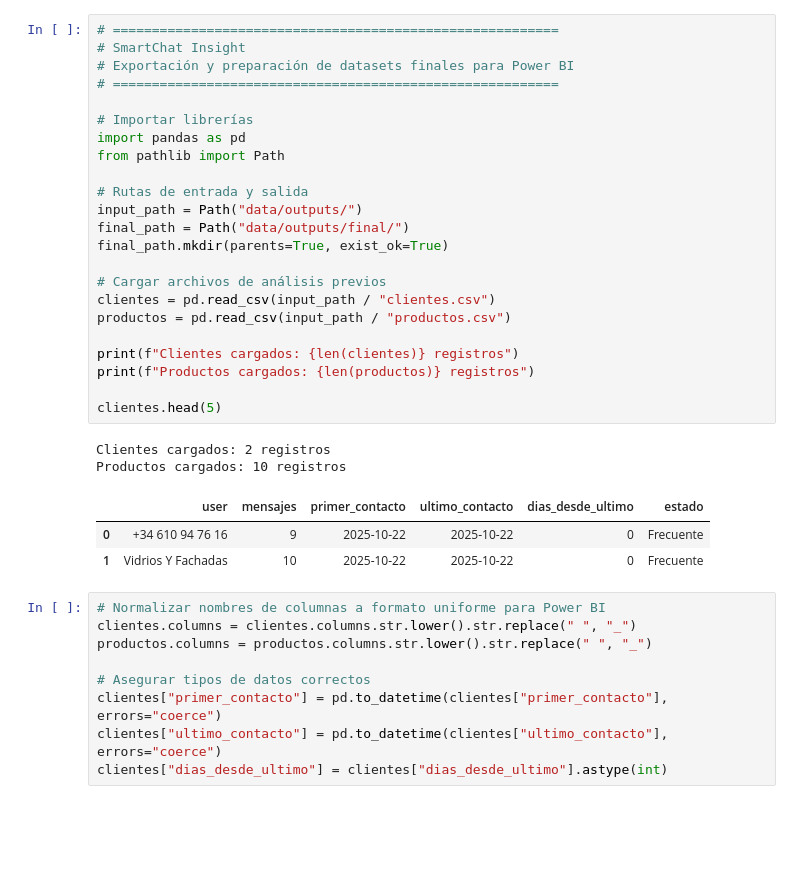
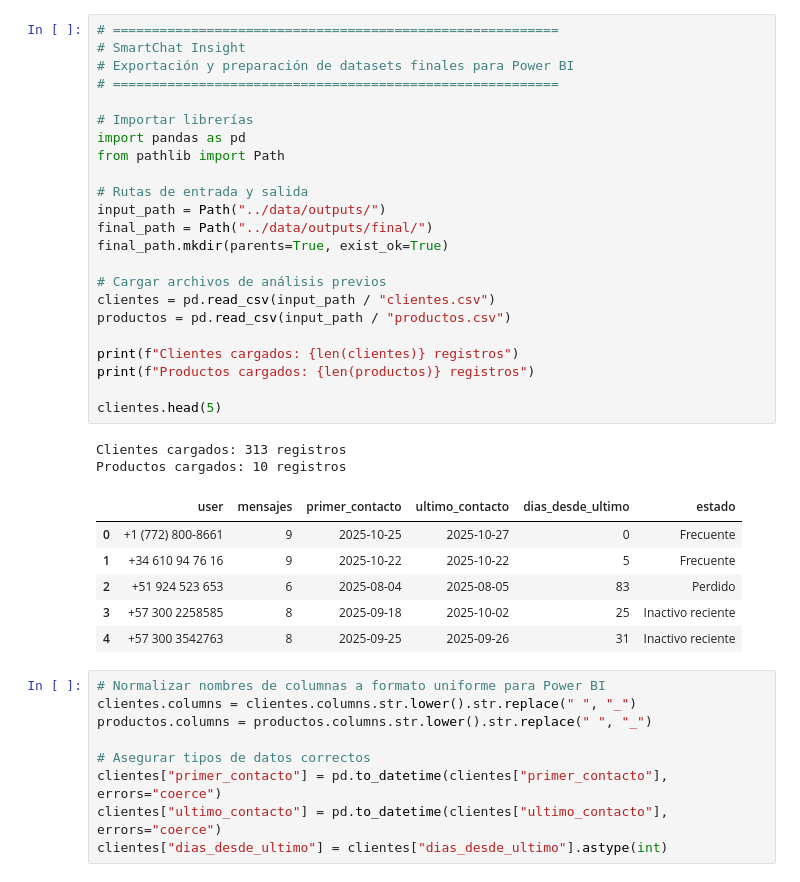
Before and after one commit to gabrielaaguiv5/ProyectoFinal2, a Jupyter notebook: notebooks/Compilado.ipynb, the cells around one changed output. Saved outputs shown, nothing was run; the diff lists cells and outputs as text; blank space fills up the shorter version.

```diff
--- a/notebooks/Compilado.ipynb
+++ b/notebooks/Compilado.ipynb
@@ -207,32 +250,35 @@ print(f"- {output_path / 'productos.csv'}")
 # %%
 # =========================================================
 # SmartChat Insight
 # Exportación y preparación de datasets finales para Power BI
 # =========================================================
 
 # Importar librerías
 import pandas as pd
 from pathlib import Path
 
 # Rutas de entrada y salida
-input_path = Path("data/outputs/")
-final_path = Path("data/outputs/final/")
+input_path = Path("../data/outputs/")
+final_path = Path("../data/outputs/final/")
 final_path.mkdir(parents=True, exist_ok=True)
 
 # Cargar archivos de análisis previos
 clientes = pd.read_csv(input_path / "clientes.csv")
 productos = pd.read_csv(input_path / "productos.csv")
 
 print(f"Clientes cargados: {len(clientes)} registros")
 print(f"Productos cargados: {len(productos)} registros")
 
 clientes.head(5)
 # %% [output]
-Clientes cargados: 2 registros
+Clientes cargados: 313 registros
 Productos cargados: 10 registros
 |  | user | mensajes | primer_contacto | ultimo_contacto | dias_desde_ultimo | estado |
-| 0 | +34 610 94 76 16 | 9 | 2025-10-22 | 2025-10-22 | 0 | Frecuente |
-| 1 | Vidrios Y Fachadas | 10 | 2025-10-22 | 2025-10-22 | 0 | Frecuente |
+| 0 | +1 (772) 800-8661 | 9 | 2025-10-25 | 2025-10-27 | 0 | Frecuente |
+| 1 | +34 610 94 76 16 | 9 | 2025-10-22 | 2025-10-22 | 5 | Frecuente |
+| 2 | +51 924 523 653 | 6 | 2025-08-04 | 2025-08-05 | 83 | Perdido |
+| 3 | +57 300 2258585 | 8 | 2025-09-18 | 2025-10-02 | 25 | Inactivo reciente |
+| 4 | +57 300 3542763 | 8 | 2025-09-25 | 2025-09-26 | 31 | Inactivo reciente |
 # %%
 # Normalizar nombres de columnas a formato uniforme para Power BI
 clientes.columns = clientes.columns.str.lower().str.replace(" ", "_")
```
Also changed, not shown: parts of 9 cells of this notebook, 8 other files.
